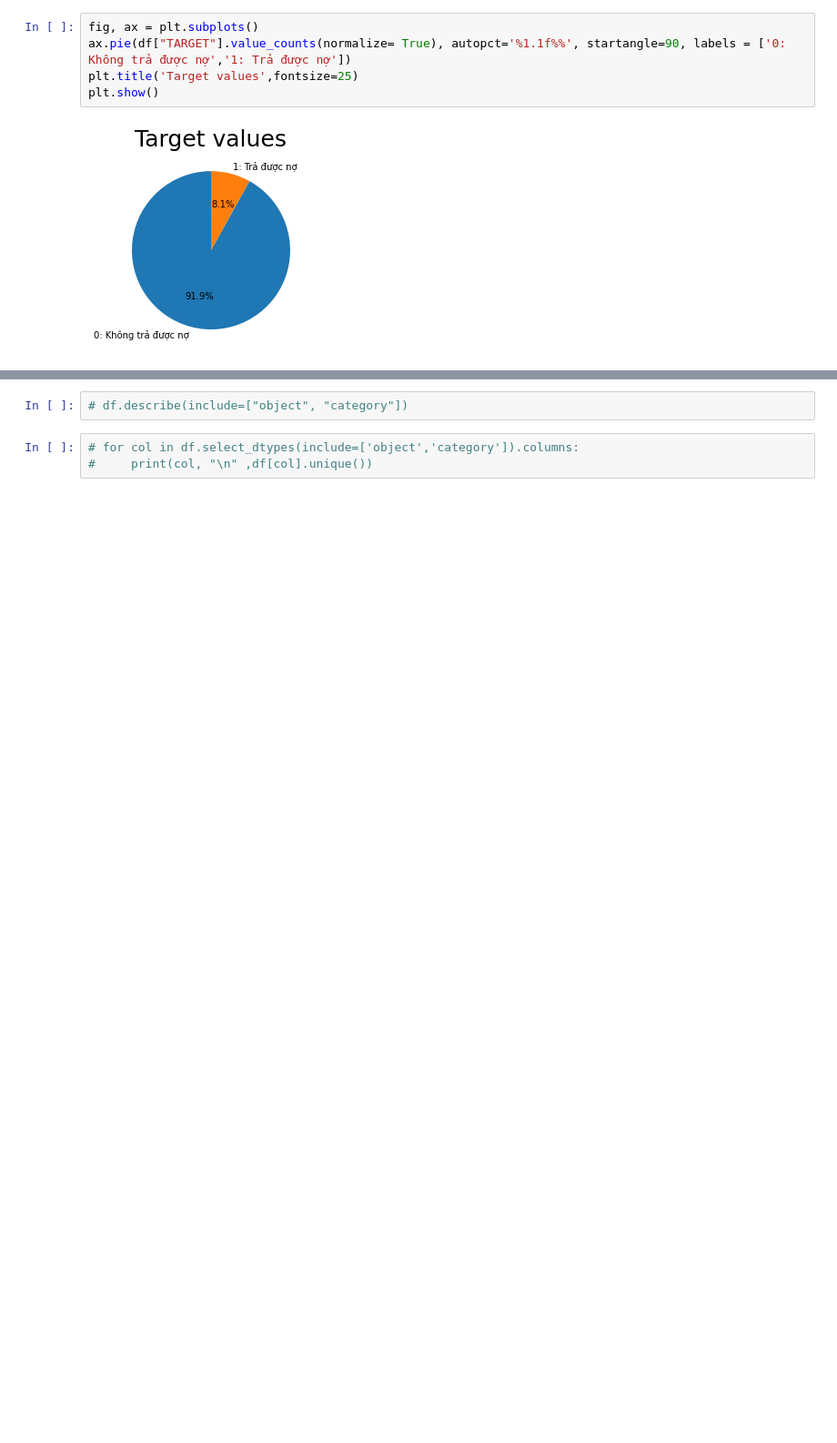
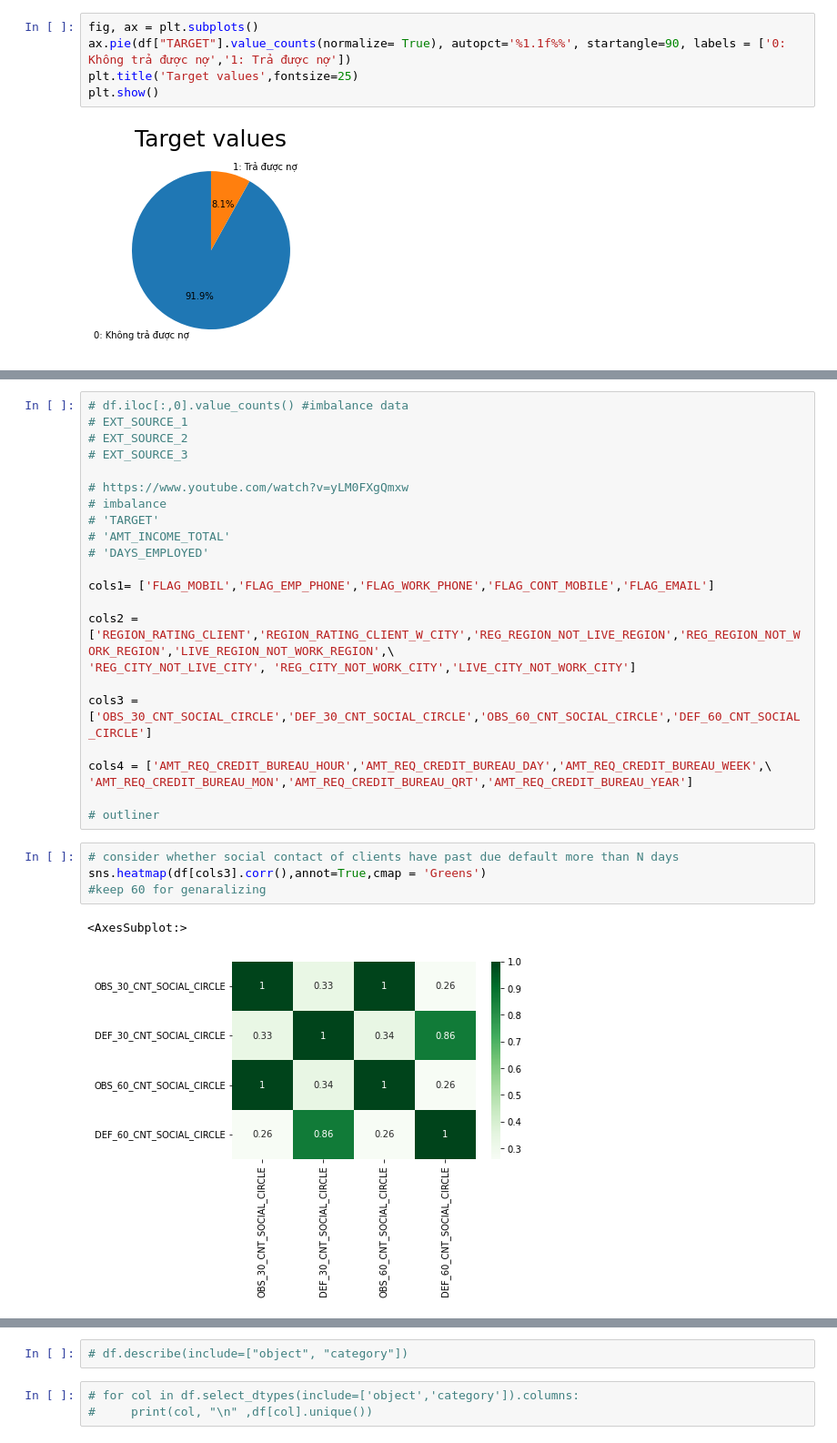
Before and after one commit to NgChi493510/Data-Preparation-Project-Group-14, a Jupyter notebook: EDA/EDA - Application Train.ipynb, the cells around one changed output, grey strips where cells are left out. Shown at 91% size. Cells and saved outputs as stored; diff of their text form; blank space fills up the shorter version.

Commit message:
update feature Social

```diff
--- a/EDA/EDA - Application Train.ipynb
+++ b/EDA/EDA - Application Train.ipynb
@@ -106,0 +116,30 @@ plt.show()
+# %%
+# df.iloc[:,0].value_counts() #imbalance data
+# EXT_SOURCE_1
+# EXT_SOURCE_2
+# EXT_SOURCE_3
+
+# https://www.youtube.com/watch?v=yLM0FXgQmxw
+# imbalance
+# 'TARGET'
+# 'AMT_INCOME_TOTAL'
+# 'DAYS_EMPLOYED'
+
+cols1= ['FLAG_MOBIL','FLAG_EMP_PHONE','FLAG_WORK_PHONE','FLAG_CONT_MOBILE','FLAG_EMAIL']
+
+cols2 = ['REGION_RATING_CLIENT','REGION_RATING_CLIENT_W_CITY','REG_REGION_NOT_LIVE_REGION','REG_REGION_NOT_WORK_REGION','LIVE_REGION_NOT_WORK_REGION',\
+'REG_CITY_NOT_LIVE_CITY', 'REG_CITY_NOT_WORK_CITY','LIVE_CITY_NOT_WORK_CITY']
+
+cols3 = ['OBS_30_CNT_SOCIAL_CIRCLE','DEF_30_CNT_SOCIAL_CIRCLE','OBS_60_CNT_SOCIAL_CIRCLE','DEF_60_CNT_SOCIAL_CIRCLE']
+
+cols4 = ['AMT_REQ_CREDIT_BUREAU_HOUR','AMT_REQ_CREDIT_BUREAU_DAY','AMT_REQ_CREDIT_BUREAU_WEEK',\
+'AMT_REQ_CREDIT_BUREAU_MON','AMT_REQ_CREDIT_BUREAU_QRT','AMT_REQ_CREDIT_BUREAU_YEAR']
+
+# outliner
+# %%
+# consider whether social contact of clients have past due default more than N days
+sns.heatmap(df[cols3].corr(),annot=True,cmap = 'Greens')
+#keep 60 for genaralizing
+# %% [output]
+<AxesSubplot:>
+[figure, added]
```
Also changed, not shown: parts of 5 cells of this notebook.
